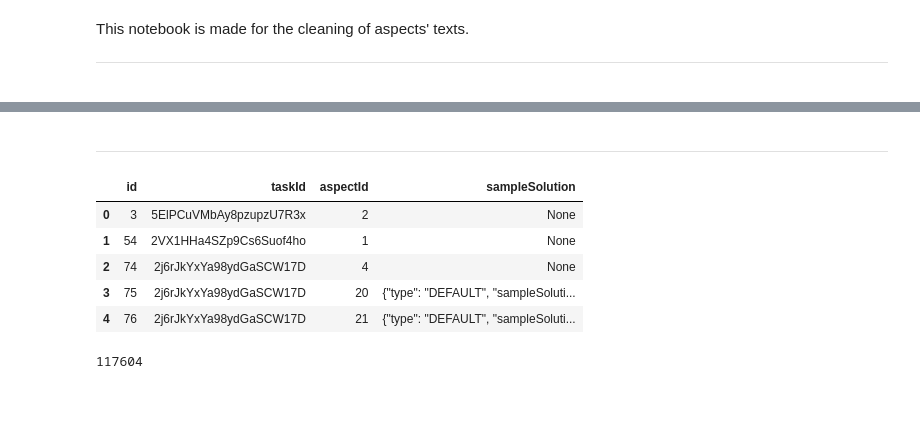
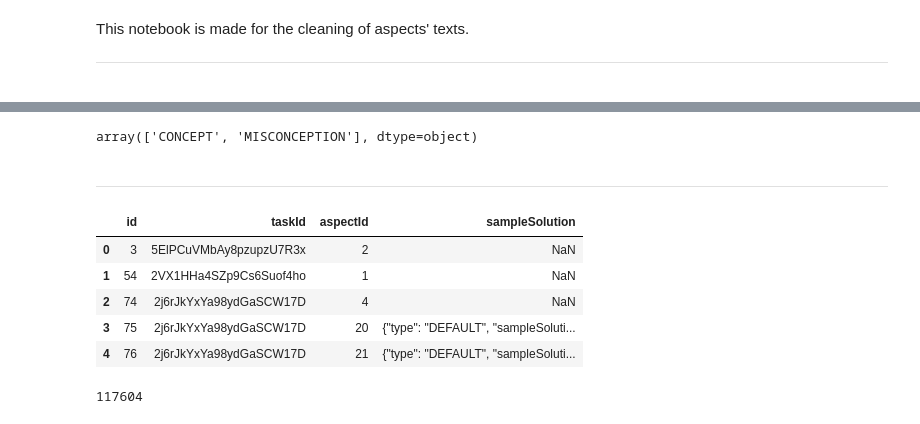
Before and after one commit to ghalifaten/master_thesis, a Jupyter notebook: 1b_cleaning_aspects.ipynb, the cells around one changed output, grey strips where cells are left out. Drawn from its saved outputs; the diff is of its cells as text; code cells hidden in the pictures.

```diff
--- a/1b_cleaning_aspects.ipynb
+++ b/1b_cleaning_aspects.ipynb
@@ -26,0 +35,4 @@ df_aspects.head()
+# %%
+df_aspects.type.unique()
+# %% [output]
+array(['CONCEPT', 'MISCONCEPTION'], dtype=object)
@@ -27,14 +41,13 @@ df_aspects.head()
 # %% [markdown]
 <hr>
 # %%
-query = "SELECT * FROM TaskAspects"
-df_TaskAspect = pd.read_sql(query, cnx)
+df_TaskAspect = pd.read_csv("data/taskAspects.csv")
 df_TaskAspect.head()
 # %% [output]
 |  | id | taskId | aspectId | sampleSolution |
-| 0 | 3 | 5ElPCuVMbAy8pzupzU7R3x | 2 | None |
-| 1 | 54 | 2VX1HHa4SZp9Cs6Suof4ho | 1 | None |
-| 2 | 74 | 2j6rJkYxYa98ydGaSCW17D | 4 | None |
+| 0 | 3 | 5ElPCuVMbAy8pzupzU7R3x | 2 | NaN |
+| 1 | 54 | 2VX1HHa4SZp9Cs6Suof4ho | 1 | NaN |
+| 2 | 74 | 2j6rJkYxYa98ydGaSCW17D | 4 | NaN |
 | 3 | 75 | 2j6rJkYxYa98ydGaSCW17D | 20 | {"type": "DEFAULT", "sampleSoluti... |
 | 4 | 76 | 2j6rJkYxYa98ydGaSCW17D | 21 | {"type": "DEFAULT", "sampleSoluti... |
 # %%
```
Also changed, not shown: parts of 28 cells of this notebook, 13 other files.
